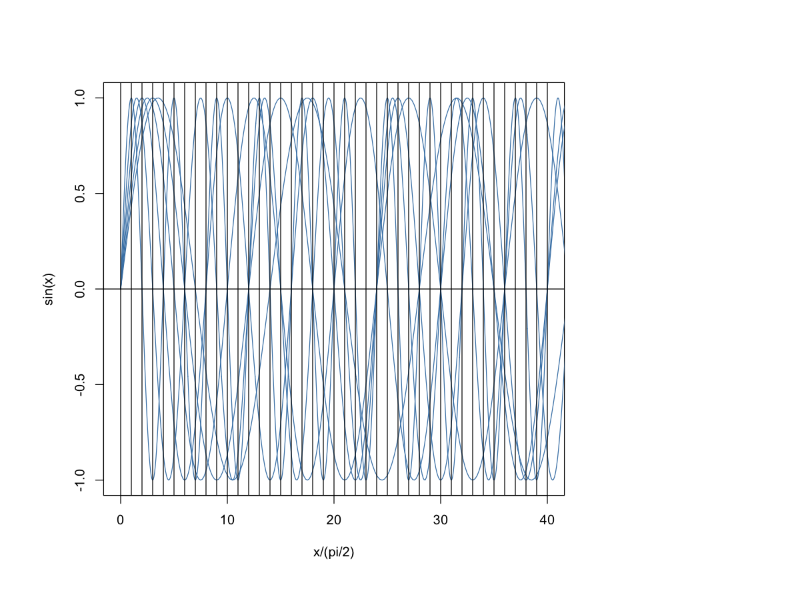
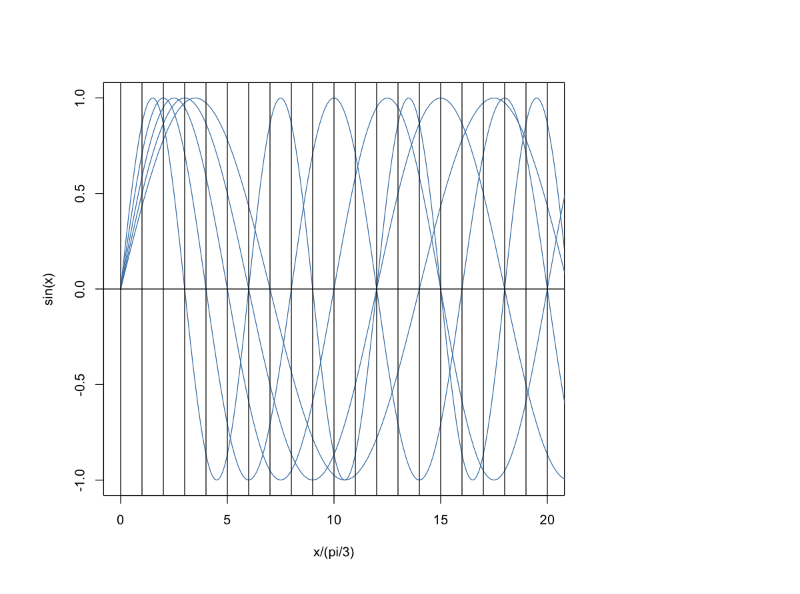
Before and after one commit to cc2qe/prime, a Jupyter notebook: waves.ipynb, the cells around one changed output. Saved outputs shown, nothing was run; the diff lists cells and outputs as text; code cells hidden in the pictures.

```diff
--- a/waves.ipynb
+++ b/waves.ipynb
@@ -3,18 +3,19 @@ x <- seq(0,100*pi,0.1)
 # %%
 mypal <- c('steelblue', 'indianred')
 # %%
-max <- 40
+max <- 20
 
-plot(x/(pi/2), sin(x), xlim=c(0,max), type='l', col=mypal[1])
-points(x/(pi/3), sin(x), xlim=c(0,max), type='l', col=mypal[1])
+# plot(x/(pi/2), sin(x), xlim=c(0,max), type='l', col=mypal[1])
+# points(x/(pi/1), sin(x), xlim=c(0,max), type='l', col=mypal[1])
+plot(x/(pi/3), sin(x), xlim=c(0,max), type='l', col=mypal[1])
 points(x/(pi/4), sin(x), xlim=c(0,max), type='l', col=mypal[1])
 points(x/(pi/5), sin(x), xlim=c(0,max), type='l', col=mypal[1])
 points(x/(pi/6), sin(x), xlim=c(0,max), type='l', col=mypal[1])
 points(x/(pi/7), sin(x), xlim=c(0,max), type='l', col=mypal[1])
 
 abline(h=0)
 for (i in 0:max) {
     abline(v=i)
 }
 # %% [output]
-[figure, old version]
+[figure, new version]
```
